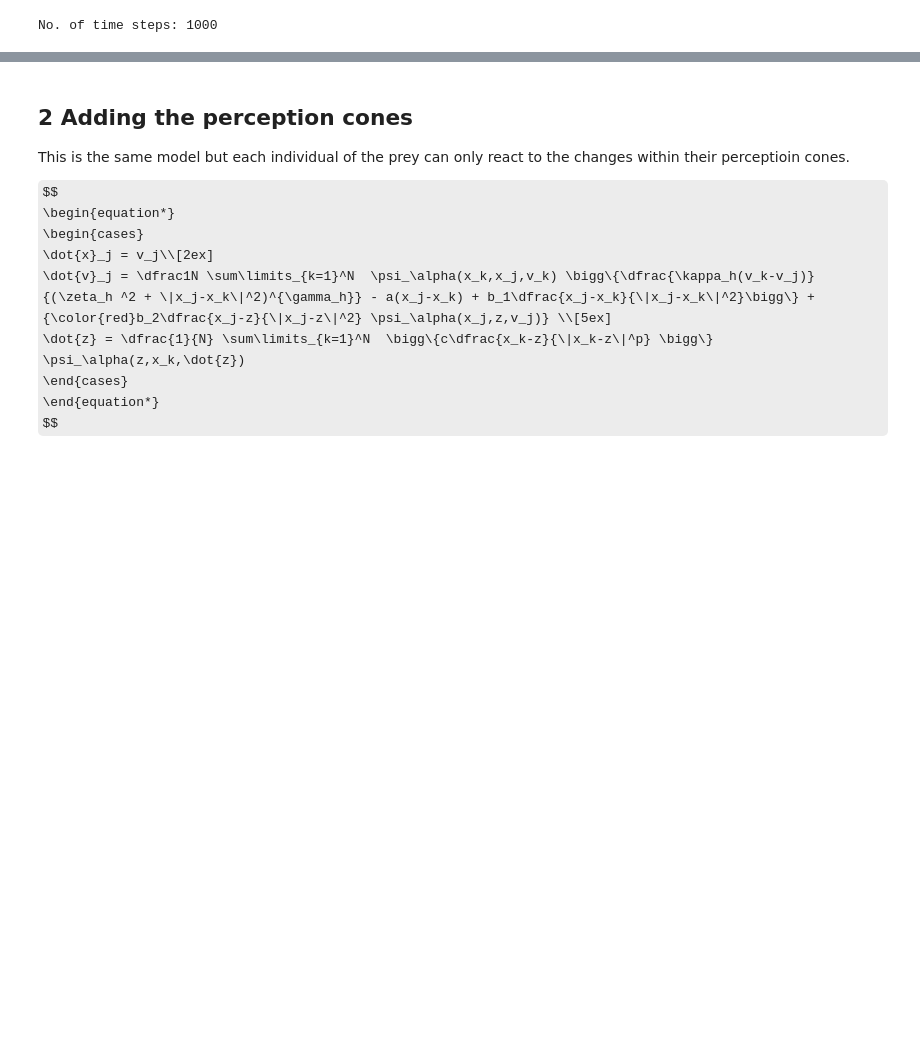
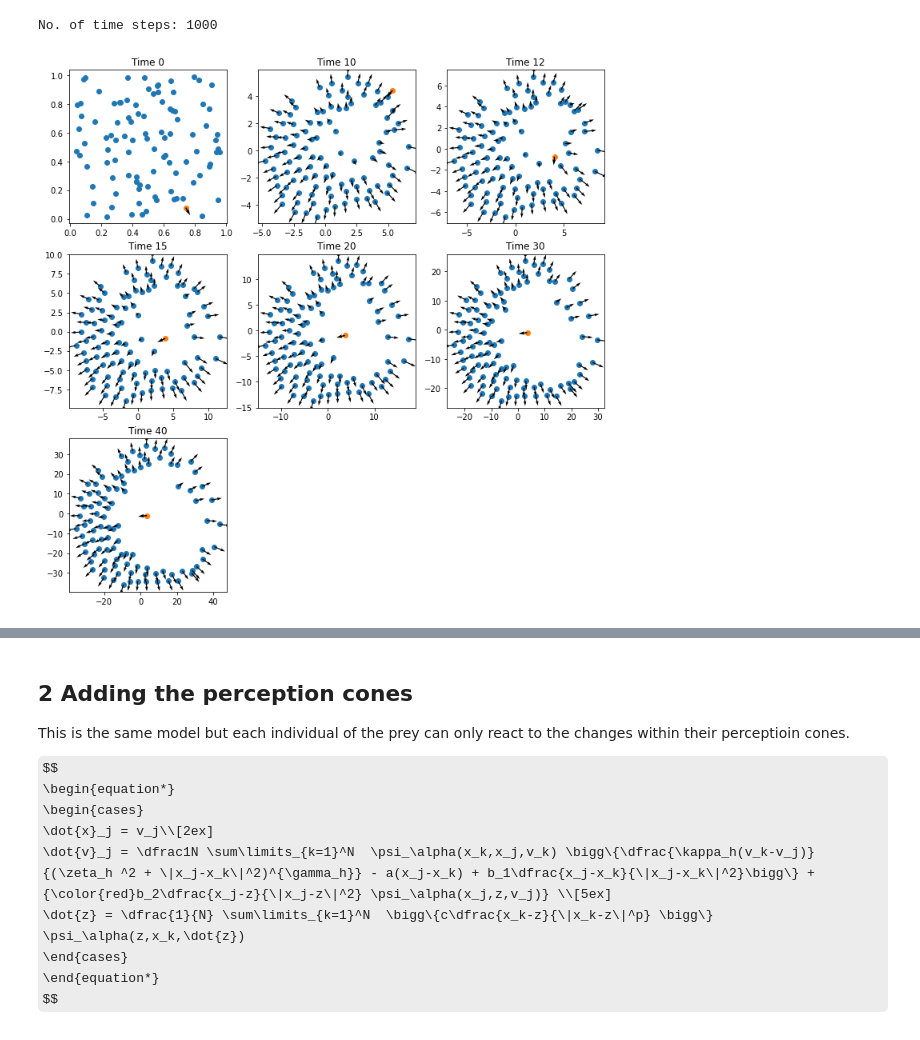
Before and after one commit to isomorphicdude/Summer2022UROP, a Jupyter notebook: improvements.ipynb, the cells around one changed output, grey strips where cells are left out. Drawn from its saved outputs; the diff is of its cells as text; code cells hidden in the pictures; some formulas as TeX source; blank space fills up the shorter version.

```diff
--- a/improvements.ipynb
+++ b/improvements.ipynb
@@ -131,4 +142,9 @@ case3  = computeSoln(model1,
     )
 # %% [output]
 No. of time steps: 1000
+# %%
+case3[2] = [0, 10, 12, 15, 20, 30, 40]
+multiPlot(case3, axis_lim = None, second_order = True, quiver=True)
+# %% [output]
+[figure, added]
 # %%
```
Also changed, not shown: parts of 14 cells of this notebook, 4 other files.
